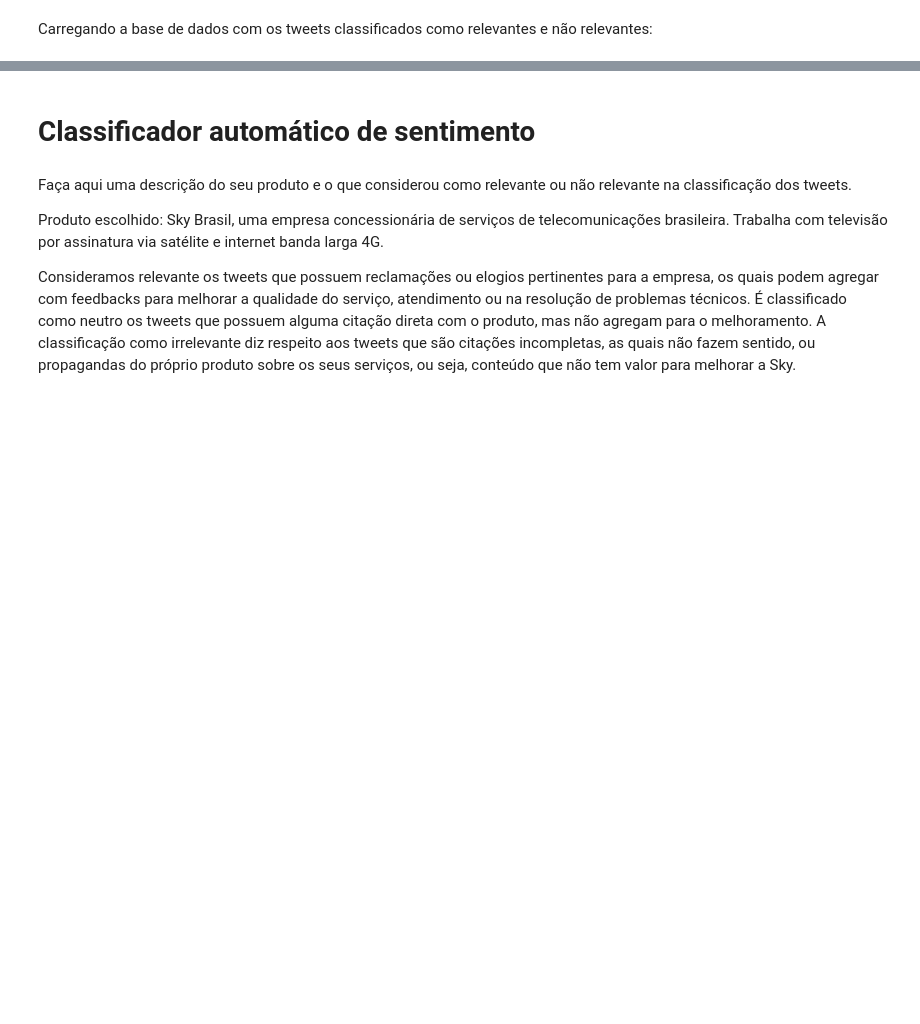
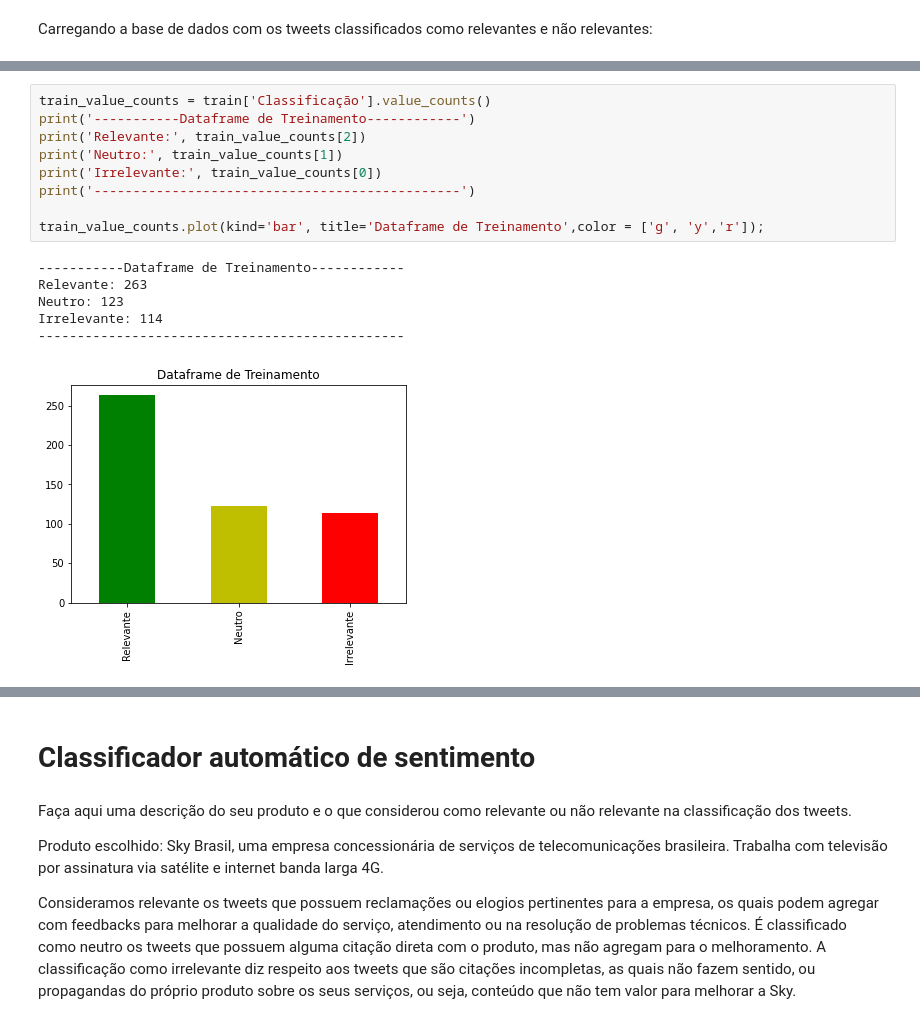
Before and after one commit to DaviReisVieira/Projeto-1-CDados, a Jupyter notebook: Projeto1_Classificador_layout.ipynb, the cells around one changed output, grey strips where cells are left out. Saved outputs shown, nothing was run; the diff lists cells and outputs as text; blank space fills up the shorter version.

```diff
--- a/Projeto1_Classificador_layout.ipynb
+++ b/Projeto1_Classificador_layout.ipynb
@@ -53,3 +108,19 @@ train_value_counts.plot(kind='bar', title='Dataframe de Treinamento',color = ['g
+# %%
+train_value_counts = train['Classificação'].value_counts()
+print('-----------Dataframe de Treinamento------------')
+print('Relevante:', train_value_counts[2])
+print('Neutro:', train_value_counts[1])
+print('Irrelevante:', train_value_counts[0])
+print('-----------------------------------------------')
+
+train_value_counts.plot(kind='bar', title='Dataframe de Treinamento',color = ['g', 'y','r']);
+# %% [output]
+-----------Dataframe de Treinamento------------
+Relevante: 263
+Neutro: 123
+Irrelevante: 114
+-----------------------------------------------
+[figure, added]
 # %%
 test_value_counts = test['Classificação'].value_counts()
 print('--------------Dataframe de Teste---------------')
```
Also changed, not shown: parts of 20 cells of this notebook, 1 other file.
